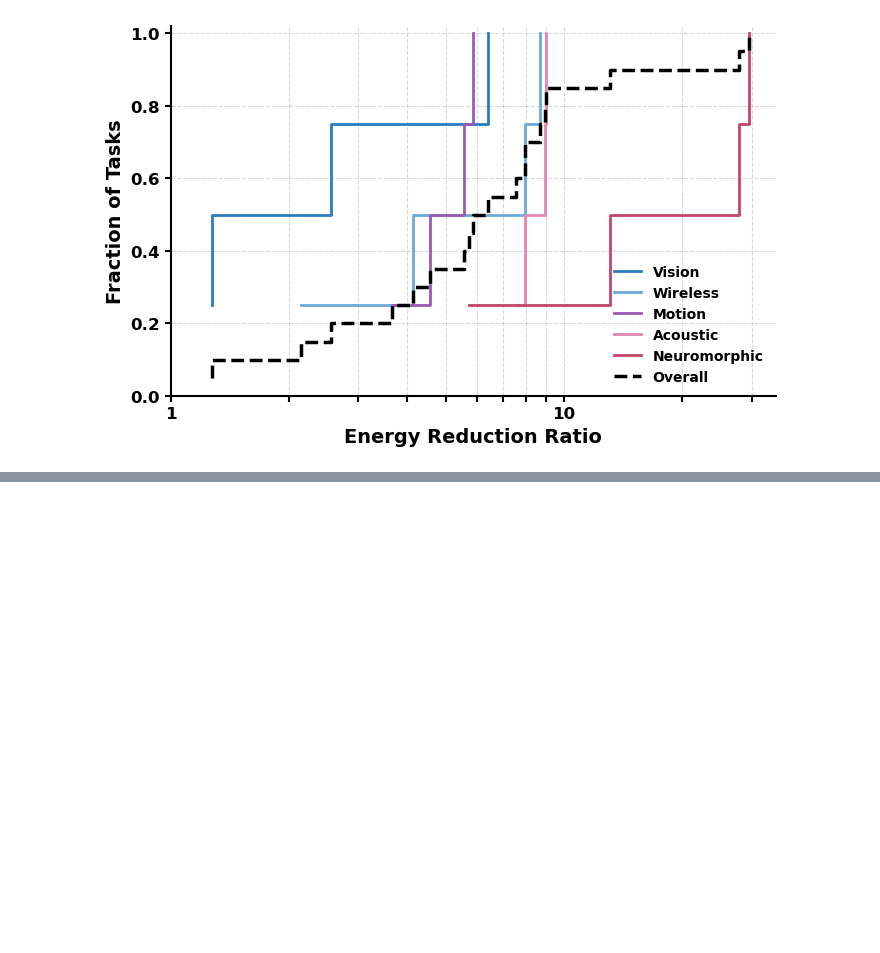
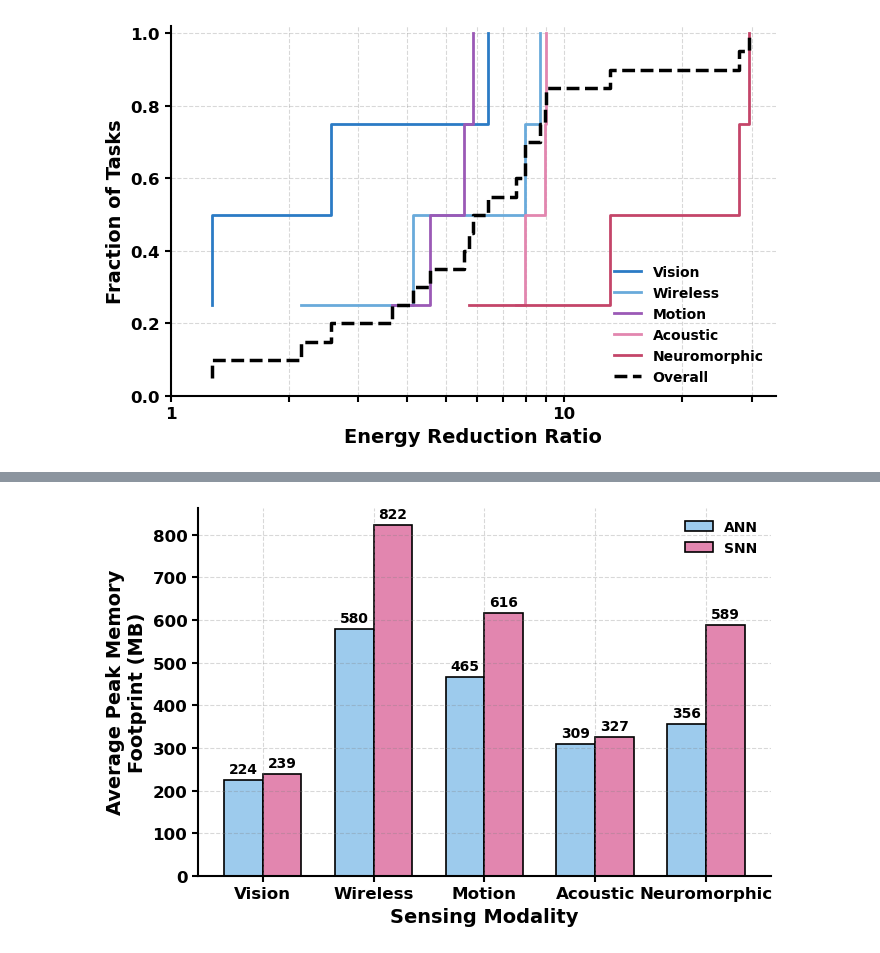
Before and after one commit to yudi-mars/Soul, a Jupyter notebook: demo/EDA_main.ipynb, the cells around one changed output, grey strips where cells are left out. Cells and saved outputs as stored; diff of their text form; code cells hidden in the pictures; blank space fills up the shorter version.

```diff
--- a/demo/EDA_main.ipynb
+++ b/demo/EDA_main.ipynb
@@ -856,0 +623,62 @@ plt.show()
+# %%
+import matplotlib.pyplot as plt
+import numpy as np
+
+# fig4 (c) ann vs snn memory difference
+# 讨论同结构的ann snn在实际设备执行时内存占用差异
+modalities = ["Vision", "Wireless", "Motion", "Acoustic", "Neuromorphic"]
+ann_memory = np.array([224.16, 579.5025, 465.3875, 309.4425, 355.6675])
+snn_memory = np.array([239.405, 822.37, 615.915, 326.585, 588.85])
+
+colors = {"ANN": "#9DCBED", "SNN": "#E286AF"}
+
+fig, ax = plt.subplots(1, 1, figsize=(7, 4.5))
+
+x = np.arange(len(modalities))
+width = 0.35
+
+rects1 = ax.bar(x - width/2, ann_memory, width, edgecolor='black', linewidth=1.2,
+                label='ANN', color=colors["ANN"])
+rects2 = ax.bar(x + width/2, snn_memory, width, edgecolor='black', linewidth=1.2,
+                label='SNN', color=colors["SNN"])
+
+ax.set_xlabel("Sensing Modality", fontsize=14, fontweight='bold')
+ax.set_ylabel("Average Peak Memory\nFootprint (MB)", fontsize=14, fontweight='bold')
+
+ax.set_xticks(x)
+ax.set_xticklabels(modalities)
+
+ax.spines['top'].set_visible(False)
+ax.spines['right'].set_visible(False)
+
+for spine in ax.spines.values():
+    spine.set_linewidth(1.5)
+
+ax.grid(True, which='major', linestyle='--', color='gray', alpha=0.3, zorder=0)
+
+ax.tick_params(axis='both', which='major', labelsize=12, width=1.5, length=4)
+
+legend = ax.legend(frameon=False, fontsize=11, loc='upper right',
+                   prop={'weight': 'bold'})
+
+def attach_labels(rects):
+    for rect in rects:
+        height = rect.get_height()
+        ax.annotate(f'{height:.0f}',
+                    xy=(rect.get_x() + rect.get_width() / 2, height),
+                    xytext=(0, 3),
+                    textcoords="offset points",
+                    ha='center', va='bottom', fontsize=10, fontweight='bold')
+
+attach_labels(rects1)
+attach_labels(rects2)
+
+fig.canvas.draw()
+for label in ax.get_xticklabels() + ax.get_yticklabels():
+    label.set_fontweight('bold')
+
+plt.tight_layout()
+plt.savefig('./fig4c.pdf', dpi=500, bbox_inches="tight")
+plt.show()
+# %% [output]
+[figure, added]
```
Also changed, not shown: parts of 9 cells of this notebook, 6 other files.
